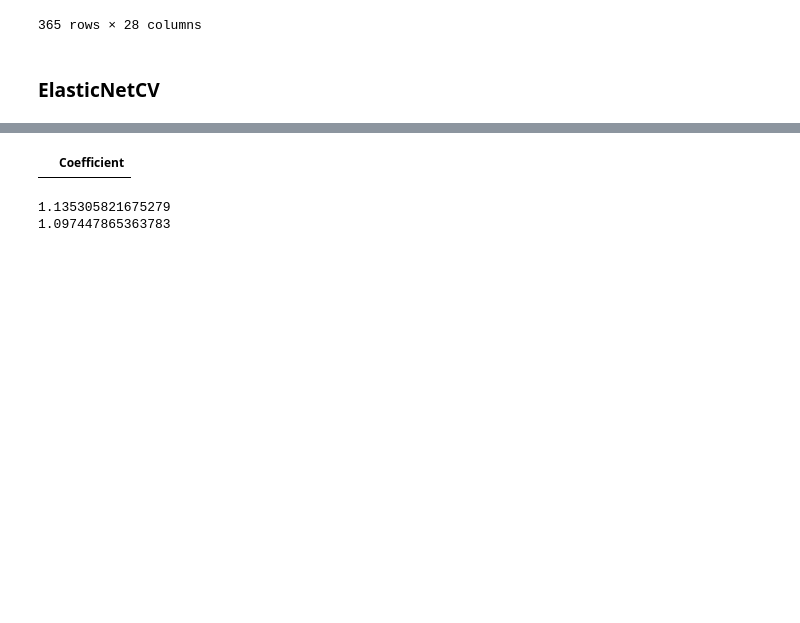
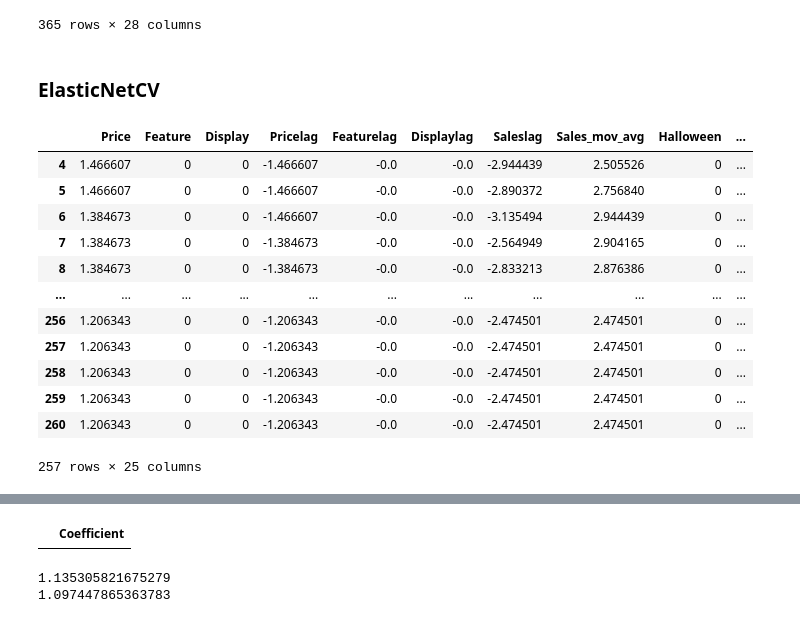
Before and after one commit to davzoku/ai-planning, a Jupyter notebook: our_impl/notebooks/demand_function_translation.ipynb, the cells around one changed output, grey strips where cells are left out. Cells and saved outputs as stored; diff of their text form; code cells hidden in the pictures; blank space fills up the shorter version.

```diff
--- a/our_impl/notebooks/demand_function_translation.ipynb
+++ b/our_impl/notebooks/demand_function_translation.ipynb
@@ -189,4 +258,20 @@ store_sku_part_trg = store_sku_part_trg.drop(columns = sku_train_drop)
 store_sku_part_test = store_sku_part_test.drop(columns = sku_train_drop)
 store_compet_trg = store_compet_trg.drop(columns = compet_train_drop)
 store_compet_test = store_compet_test.drop(columns = compet_train_drop)
+# %%
+store_sku_part_trg
+# %% [output]
+|  | Price | Feature | Display | Pricelag | Featurelag | Displaylag | Saleslag | Sales_mov_avg | Halloween | ... |
+| 4 | 1.466607 | 0 | 0 | -1.466607 | -0.0 | -0.0 | -2.944439 | 2.505526 | 0 | ... |
+| 5 | 1.466607 | 0 | 0 | -1.466607 | -0.0 | -0.0 | -2.890372 | 2.756840 | 0 | ... |
+| 6 | 1.384673 | 0 | 0 | -1.466607 | -0.0 | -0.0 | -3.135494 | 2.944439 | 0 | ... |
+| 7 | 1.384673 | 0 | 0 | -1.384673 | -0.0 | -0.0 | -2.564949 | 2.904165 | 0 | ... |
+| 8 | 1.384673 | 0 | 0 | -1.384673 | -0.0 | -0.0 | -2.833213 | 2.876386 | 0 | ... |
+| ... | ... | ... | ... | ... | ... | ... | ... | ... | ... | ... |
+| 256 | 1.206343 | 0 | 0 | -1.206343 | -0.0 | -0.0 | -2.474501 | 2.474501 | 0 | ... |
+| 257 | 1.206343 | 0 | 0 | -1.206343 | -0.0 | -0.0 | -2.474501 | 2.474501 | 0 | ... |
+| 258 | 1.206343 | 0 | 0 | -1.206343 | -0.0 | -0.0 | -2.474501 | 2.474501 | 0 | ... |
+| 259 | 1.206343 | 0 | 0 | -1.206343 | -0.0 | -0.0 | -2.474501 | 2.474501 | 0 | ... |
+| 260 | 1.206343 | 0 | 0 | -1.206343 | -0.0 | -0.0 | -2.474501 | 2.474501 | 0 | ... |
+257 rows × 25 columns
 # %%
```
Also changed, not shown: parts of 10 cells of this notebook, 3 other files.
